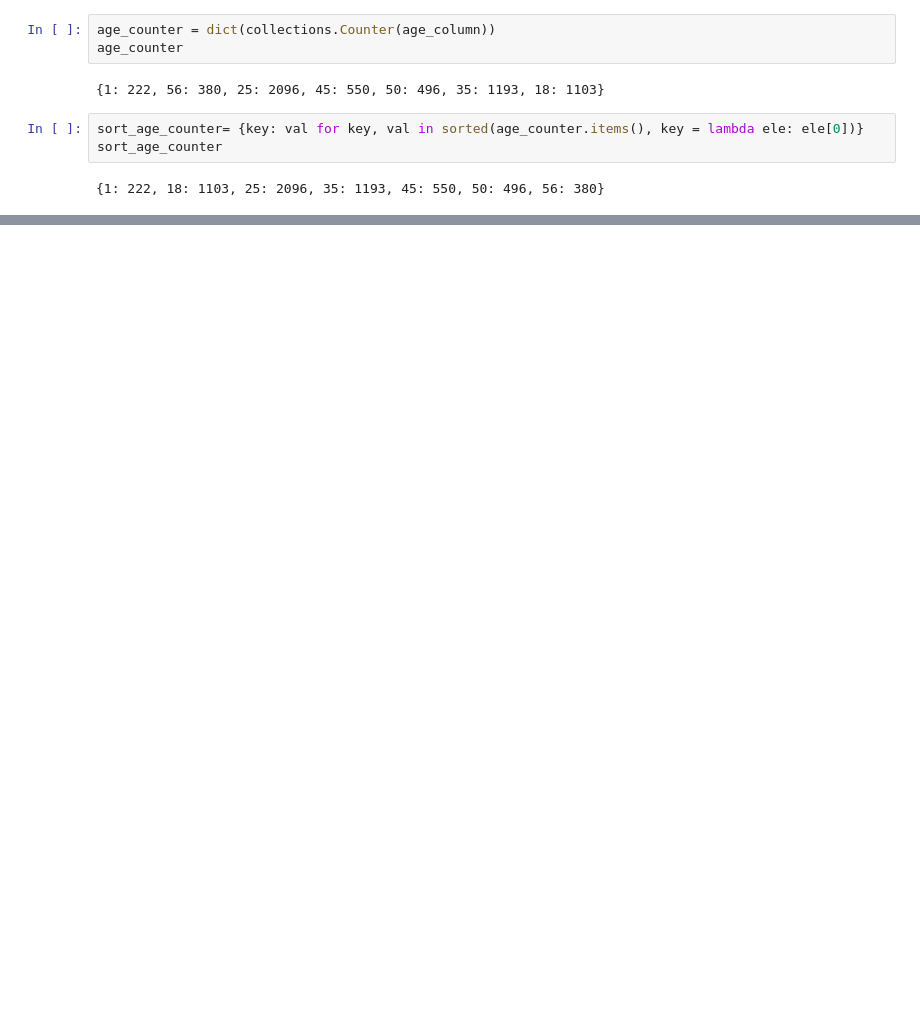
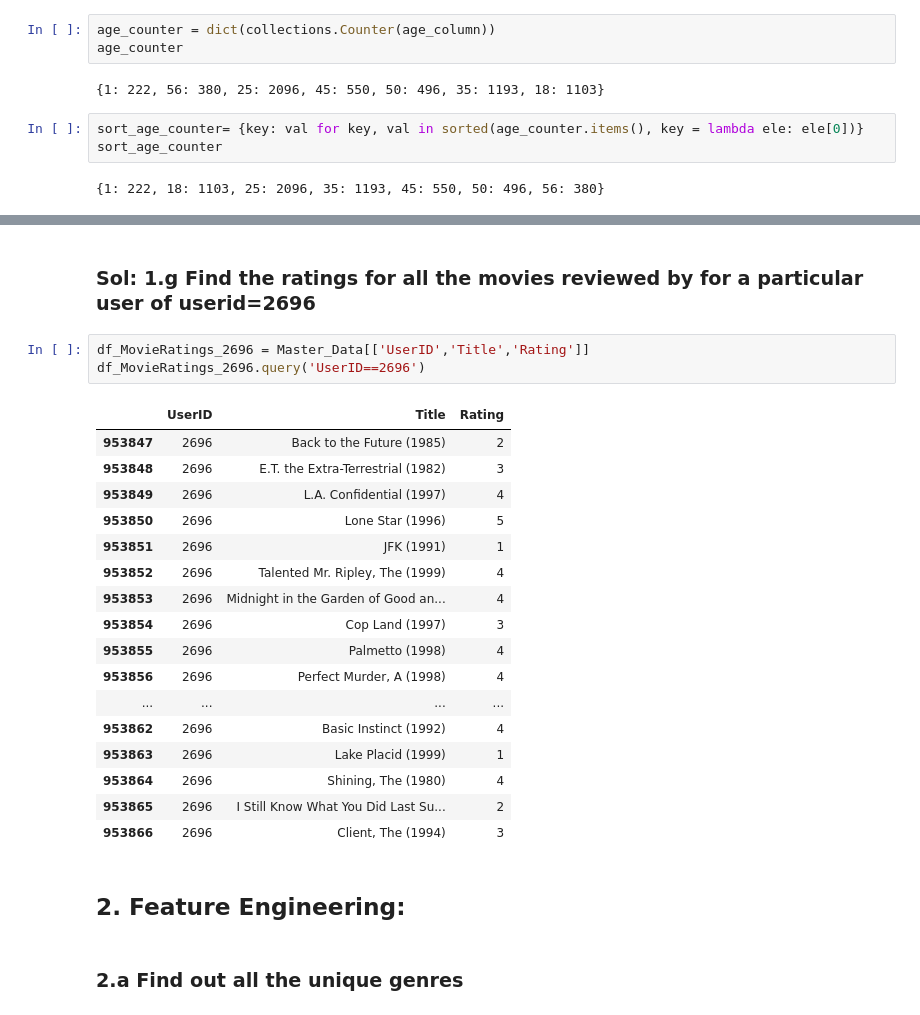
Before and after one commit to kdeepakkumarbk/DataSci_WithPy_DPK, a Jupyter notebook: _projects/project2/src/Movielens_Case_Study.ipynb, the cells around one changed output, grey strips where cells are left out. Saved outputs shown, nothing was run; the diff lists cells and outputs as text; blank space fills up the shorter version.

Commit message:
Project 2 added unique generes

```diff
--- a/_projects/project2/src/Movielens_Case_Study.ipynb
+++ b/_projects/project2/src/Movielens_Case_Study.ipynb
@@ -280,0 +301,27 @@ plt.show()
+# %% [markdown]
+### Sol: 1.g Find the ratings for all the movies reviewed by for a particular user of userid=2696
+# %%
+df_MovieRatings_2696 = Master_Data[['UserID','Title','Rating']]
+df_MovieRatings_2696.query('UserID==2696')
+# %% [output]
+|  | UserID | Title | Rating |
+| 953847 | 2696 | Back to the Future (1985) | 2 |
+| 953848 | 2696 | E.T. the Extra-Terrestrial (1982) | 3 |
+| 953849 | 2696 | L.A. Confidential (1997) | 4 |
+| 953850 | 2696 | Lone Star (1996) | 5 |
+| 953851 | 2696 | JFK (1991) | 1 |
+| 953852 | 2696 | Talented Mr. Ripley, The (1999) | 4 |
+| 953853 | 2696 | Midnight in the Garden of Good an... | 4 |
+| 953854 | 2696 | Cop Land (1997) | 3 |
+| 953855 | 2696 | Palmetto (1998) | 4 |
+| 953856 | 2696 | Perfect Murder, A (1998) | 4 |
+| ... | ... | ... | ... |
+| 953862 | 2696 | Basic Instinct (1992) | 4 |
+| 953863 | 2696 | Lake Placid (1999) | 1 |
+| 953864 | 2696 | Shining, The (1980) | 4 |
+| 953865 | 2696 | I Still Know What You Did Last Su... | 2 |
+| 953866 | 2696 | Client, The (1994) | 3 |
+# %% [markdown]
+## 2. Feature Engineering:
+# %% [markdown]
+### 2.a Find out all the unique genres
```
Also changed, not shown: parts of 11 cells of this notebook.
